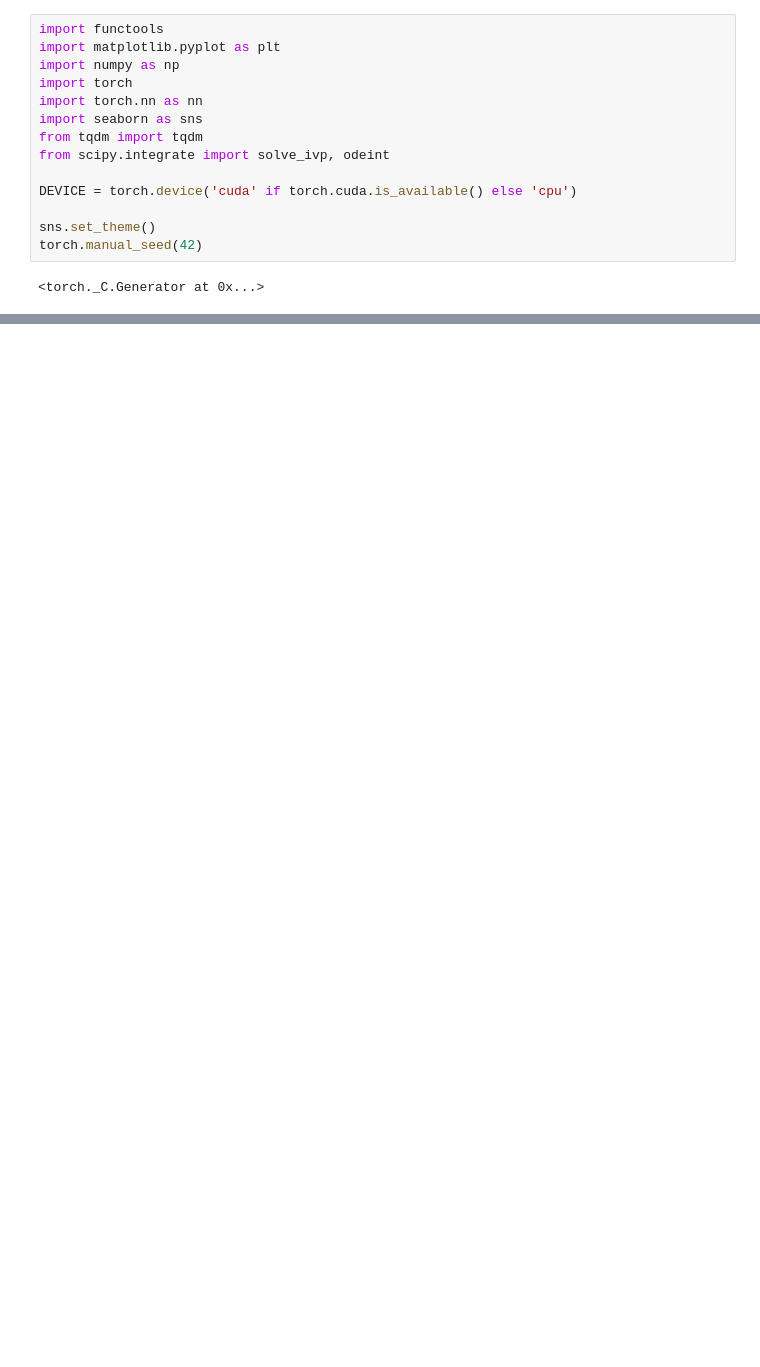
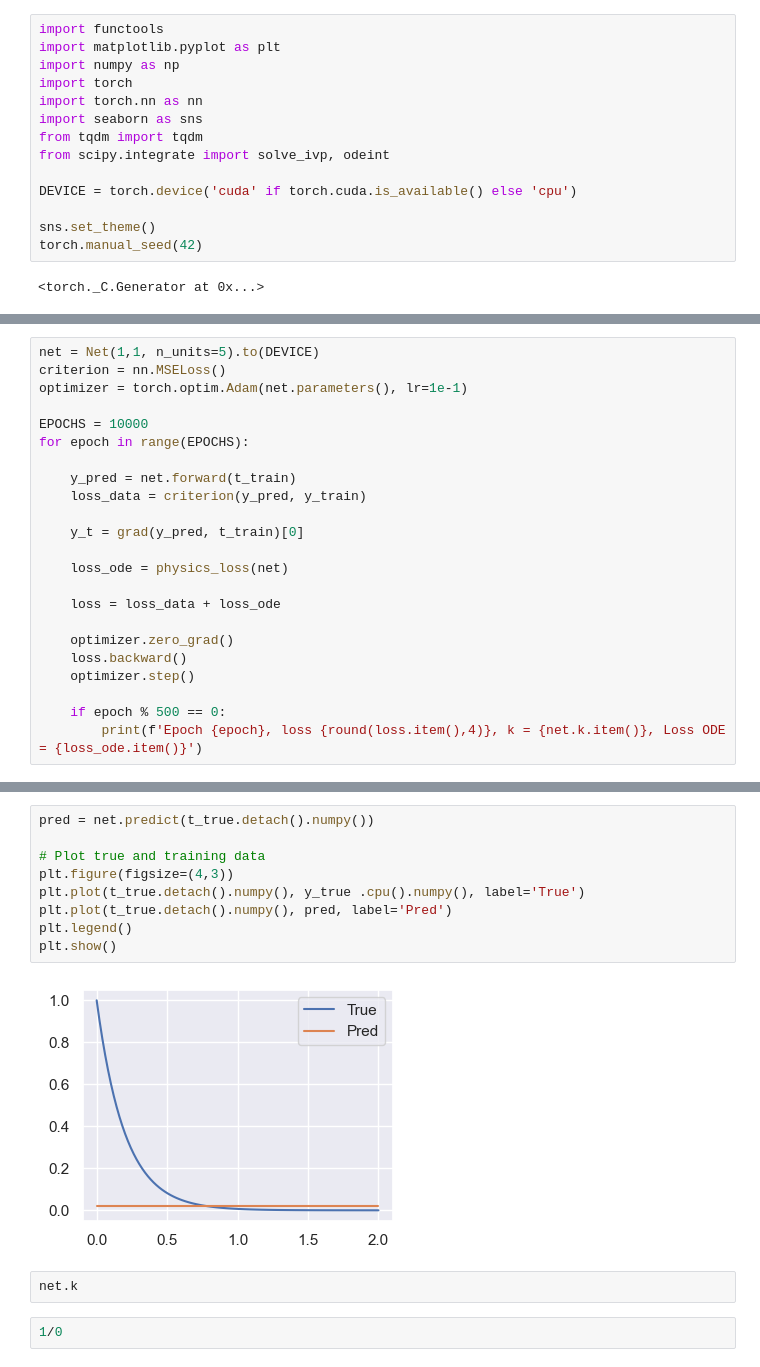
Before and after one commit to costasmexis/ModelMind, a Jupyter notebook: PINN_sODE.ipynb, the cells around one changed output, grey strips where cells are left out. Saved outputs shown, nothing was run; the diff lists cells and outputs as text; blank space fills up the shorter version.

```diff
--- a/PINN_sODE.ipynb
+++ b/PINN_sODE.ipynb
@@ -16,0 +99,23 @@ torch.manual_seed(42)
+# %%
+net = Net(1,1, n_units=5).to(DEVICE)
+criterion = nn.MSELoss()
+optimizer = torch.optim.Adam(net.parameters(), lr=1e-1)
+
+EPOCHS = 10000
+for epoch in range(EPOCHS):
+
+    y_pred = net.forward(t_train)
+    loss_data = criterion(y_pred, y_train)
+
+    y_t = grad(y_pred, t_train)[0]
+
+    loss_ode = physics_loss(net)
+
+    loss = loss_data + loss_ode
+
+    optimizer.zero_grad()
+    loss.backward()
+    optimizer.step()
+
+    if epoch % 500 == 0:
+        print(f'Epoch {epoch}, loss {round(loss.item(),4)}, k = {net.k.item()}, Loss ODE = {loss_ode.item()}')
@@ -16,0 +143,15 @@ torch.manual_seed(42)
+# %%
+pred = net.predict(t_true.detach().numpy())
+
+# Plot true and training data
+plt.figure(figsize=(4,3))
+plt.plot(t_true.detach().numpy(), y_true .cpu().numpy(), label='True')
+plt.plot(t_true.detach().numpy(), pred, label='Pred')
+plt.legend()
+plt.show()
+# %% [output]
+[figure, added]
+# %%
+net.k
+# %%
+1/0
```
Also changed, not shown: parts of 26 cells of this notebook.
